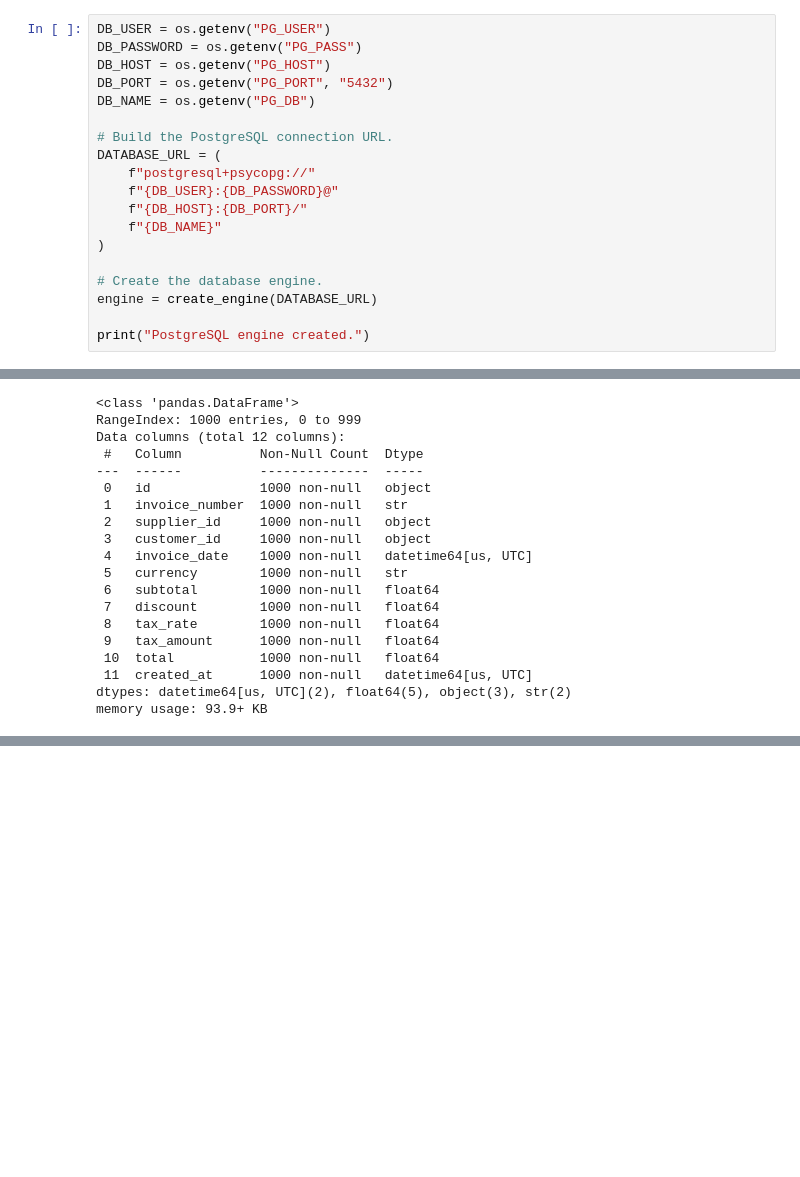
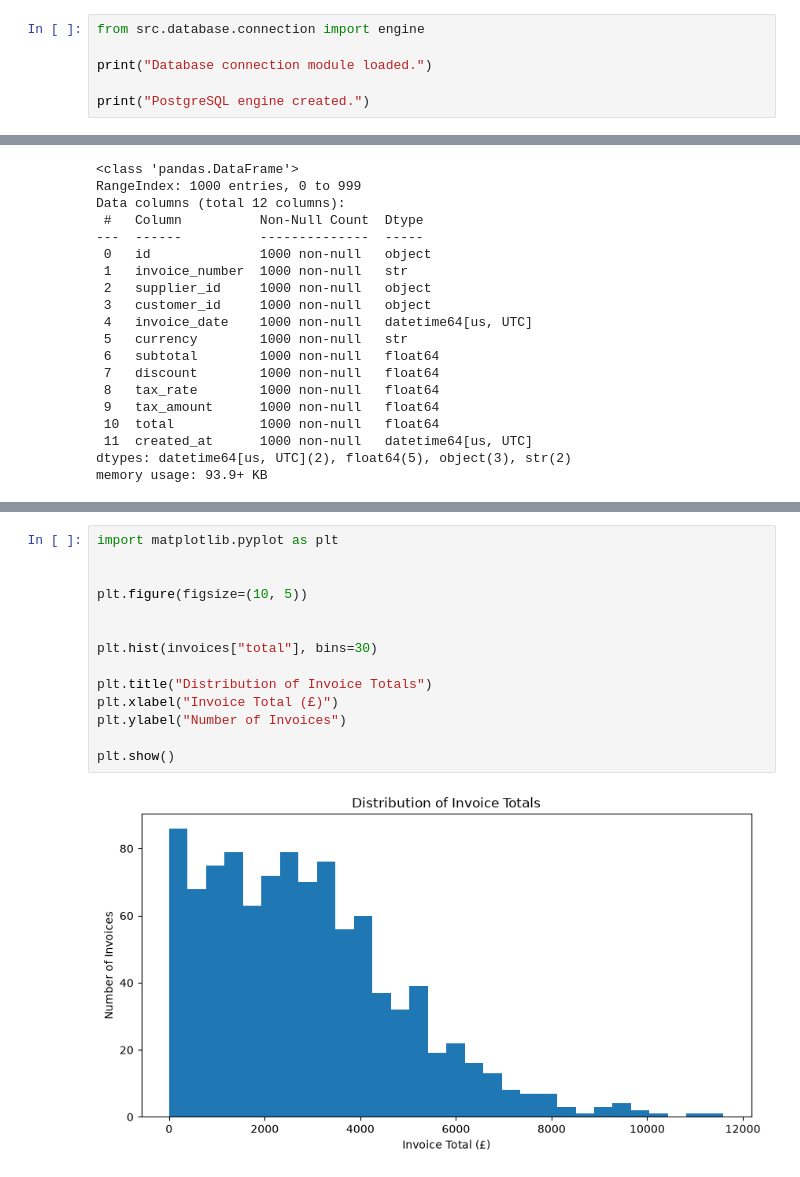
Before and after one commit to miah-mihrab/invoice-anomaly-detector, a Jupyter notebook: notebooks/001_eda.ipynb, the cells around one changed output, grey strips where cells are left out. Cells and saved outputs as stored; diff of their text form; blank space fills up the shorter version.

Commit message:
Invoice Level EDA

```diff
--- a/notebooks/001_eda.ipynb
+++ b/notebooks/001_eda.ipynb
@@ -10,22 +10,9 @@ print("EDA environment ready..")
 # %% [output]
 EDA environment ready..
 # %%
-DB_USER = os.getenv("PG_USER")
-DB_PASSWORD = os.getenv("PG_PASS")
-DB_HOST = os.getenv("PG_HOST")
-DB_PORT = os.getenv("PG_PORT", "5432")
-DB_NAME = os.getenv("PG_DB")
+from src.database.connection import engine
 
-# Build the PostgreSQL connection URL.
-DATABASE_URL = (
-    f"postgresql+psycopg://"
-    f"{DB_USER}:{DB_PASSWORD}@"
-    f"{DB_HOST}:{DB_PORT}/"
-    f"{DB_NAME}"
-)
-
-# Create the database engine.
-engine = create_engine(DATABASE_URL)
+print("Database connection module loaded.")
 
 print("PostgreSQL engine created.")
 # %% [output]
@@ -132,0 +289,16 @@ memory usage: 93.9+ KB
+# %%
+import matplotlib.pyplot as plt
+
+
+plt.figure(figsize=(10, 5))
+
+
+plt.hist(invoices["total"], bins=30)
+
+plt.title("Distribution of Invoice Totals")
+plt.xlabel("Invoice Total (£)")
+plt.ylabel("Number of Invoices")
+
+plt.show()
+# %% [output]
+[figure, added]
```
Also changed, not shown: parts of 19 cells of this notebook.
